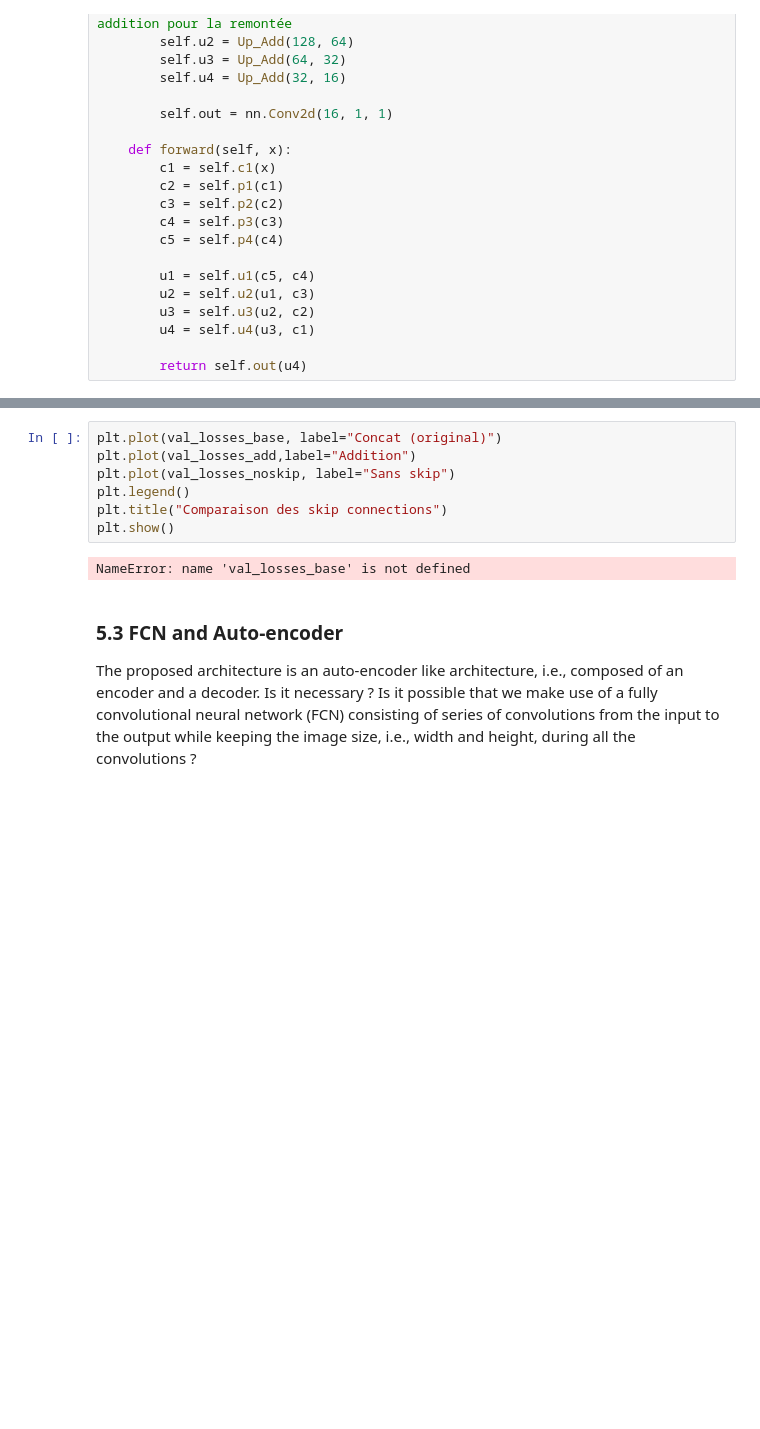
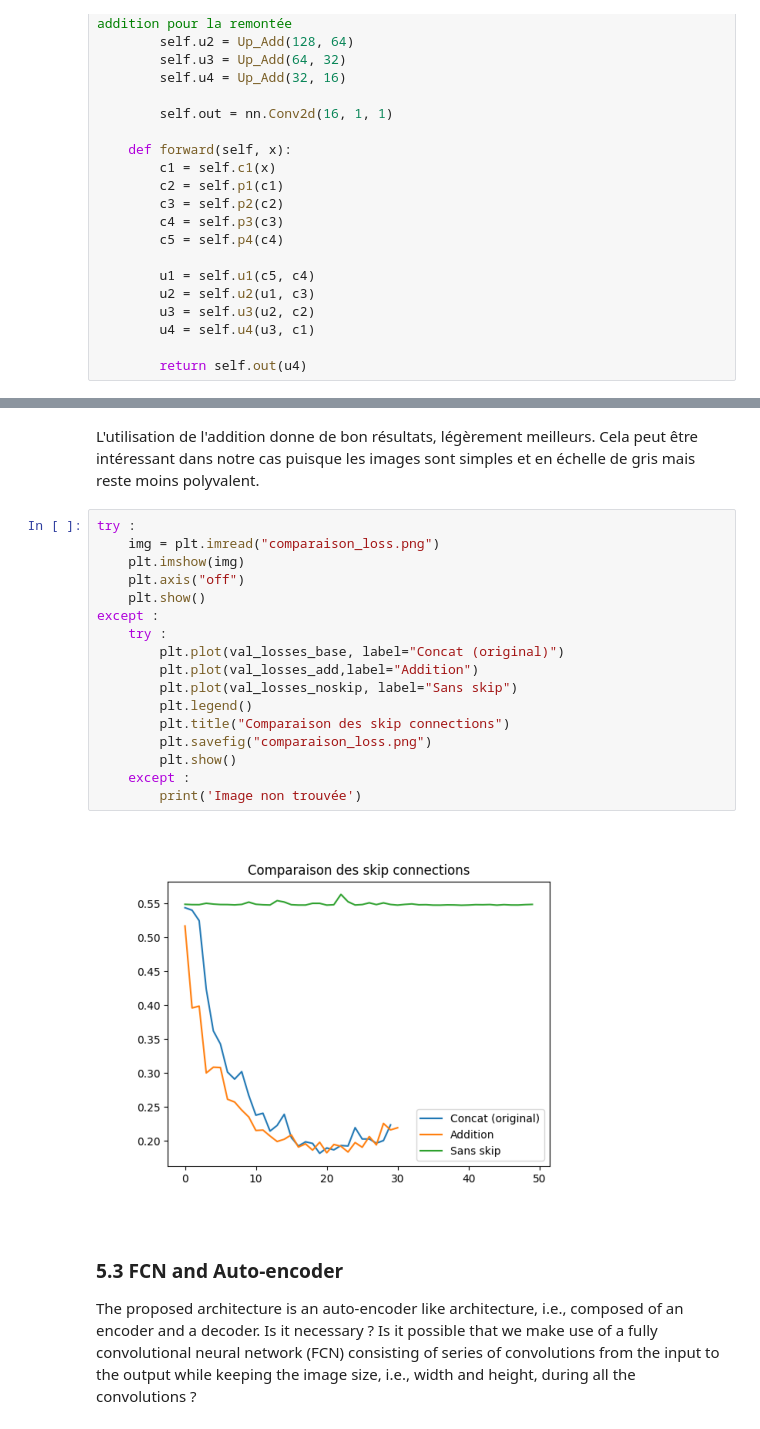
Before and after one commit to Marc-Andrieu/S10, a Jupyter notebook: MSO/CV/BE3 - Semantic Segmentation/beunet.ipynb, the cells around one changed output, grey strips where cells are left out. Drawn from its saved outputs; the diff is of its cells as text; blank space fills up the shorter version.

```diff
--- a/MSO/CV/BE3 - Semantic Segmentation/beunet.ipynb
+++ b/MSO/CV/BE3 - Semantic Segmentation/beunet.ipynb
@@ -982,12 +1007,24 @@ Test Dice : 0.4598517965928113
+# %% [markdown]
+L'utilisation de l'addition donne de bon résultats, légèrement meilleurs. Cela peut être intéressant dans notre cas puisque les images sont simples et en échelle de gris mais reste moins polyvalent.
 # %%
-plt.plot(val_losses_base, label="Concat (original)")
-plt.plot(val_losses_add,label="Addition")
-plt.plot(val_losses_noskip, label="Sans skip")
-plt.legend()
-plt.title("Comparaison des skip connections")
-plt.show()
+try :
+    img = plt.imread("comparaison_loss.png")
+    plt.imshow(img)
+    plt.axis("off")
+    plt.show()
+except :
+    try :
+        plt.plot(val_losses_base, label="Concat (original)")
+        plt.plot(val_losses_add,label="Addition")
+        plt.plot(val_losses_noskip, label="Sans skip")
+        plt.legend()
+        plt.title("Comparaison des skip connections")
+        plt.savefig("comparaison_loss.png")
+        plt.show()
+    except :
+        print('Image non trouvée')
 # %% [output]
-NameError: name 'val_losses_base' is not defined
+[figure, added]
 # %% [markdown]
 ### 5.3 FCN and Auto-encoder
 The proposed architecture is an auto-encoder like architecture, i.e., composed of an encoder and a decoder. Is it necessary ? Is it possible that we make use of a fully convolutional neural network (FCN) consisting of series of convolutions from the input to the output while keeping the image size, i.e., width and height, during all the convolutions ?
```
Also changed, not shown: parts of 16 cells of this notebook, 14 other files.
